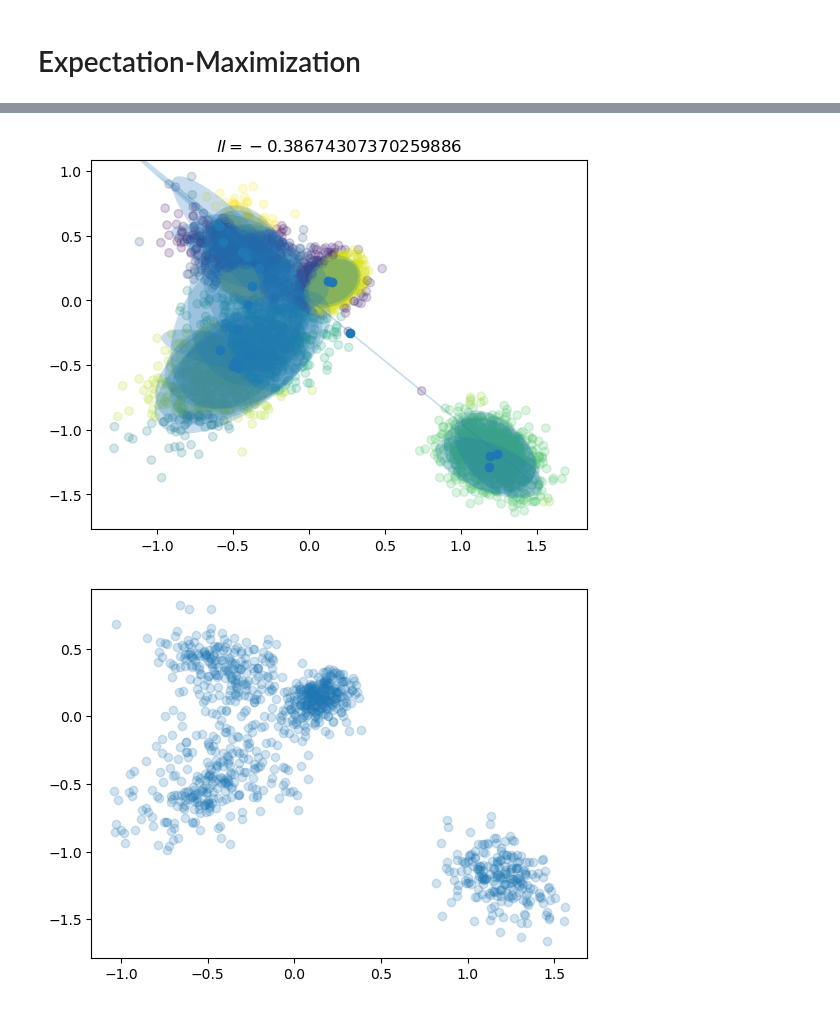
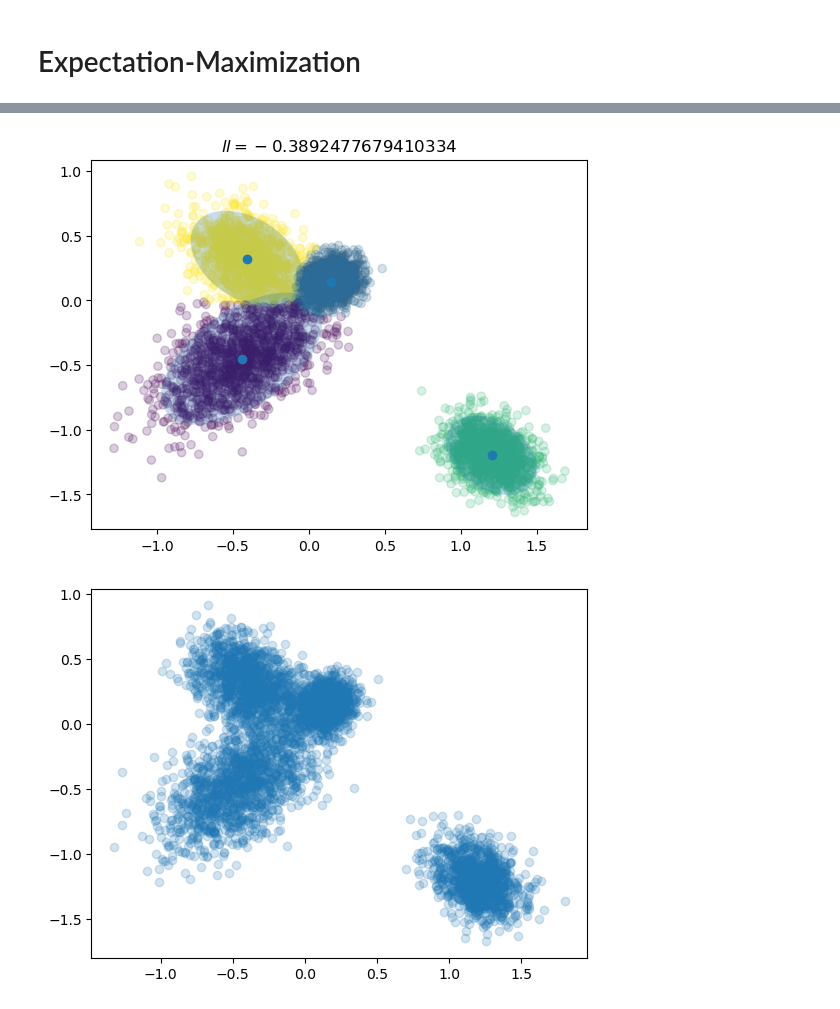
Before and after one commit to glouppe/dats0001-foundations-of-data-science, a Jupyter notebook: nb06-em.ipynb, the cells around one changed output, grey strips where cells are left out. Cells and saved outputs as stored; diff of their text form; code cells hidden in the pictures.

```diff
--- a/nb06-em.ipynb
+++ b/nb06-em.ipynb
@@ -112,7 +112,7 @@ def m_step(x, r):
 # %%
 # Initialization
 n_samples = len(x)
-n_clusters = 20
+n_clusters = 4
 
 pi = np.ones(n_clusters) / n_clusters
 mu = np.random.randn(n_clusters, 2)
@@ -129,18 +129,18 @@ r = e_step(x, pi, mu, sigma)
 pi, mu, sigma = m_step(x, r)
 make_plot(x, r, mu, sigma, ll=ll(x, pi, mu, sigma))
 # %% [output]
-[figure, old version]
+[figure, new version]
 # %%
 # Simulate new data
 def simulate(n_samples, pi, mu, sigma):
     z = np.argmax(multinomial(1, pi).rvs(n_samples), axis=1)
     x = np.zeros((n_samples, 2))
 
     for i in range(n_samples):
         x[i] = multivariate_normal(mu[z[i]], sigma[z[i]]).rvs()
 
     return x
 
-make_plot(simulate(1000, pi, mu, sigma))
+make_plot(simulate(5000, pi, mu, sigma))
 # %% [output]
-[figure, old version]
+[figure, new version]
```
Also changed, not shown: parts of 1 cell of this notebook, 1 other file.
